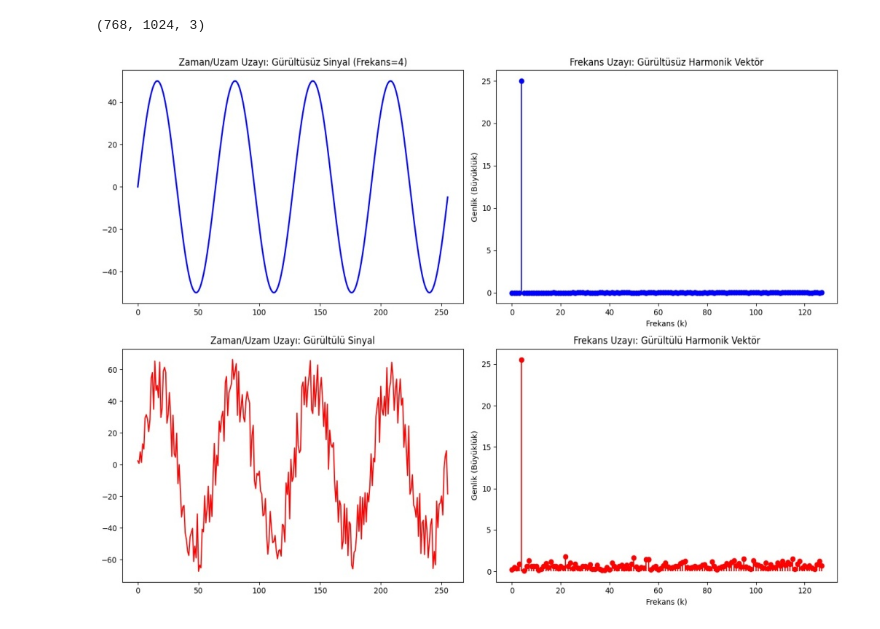
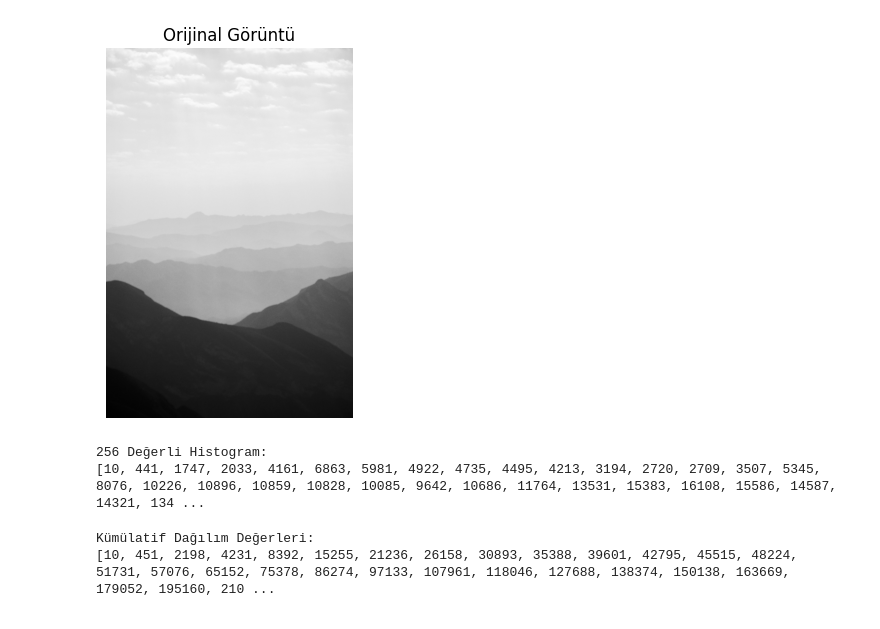
Before and after one commit to hilalkaynarcali/goruntu-isleme, a Jupyter notebook: Untitled1.ipynb, the cells around one changed output. Cells and saved outputs as stored; diff of their text form; code cells hidden in the pictures.

```diff
--- a/Untitled1.ipynb
+++ b/Untitled1.ipynb
@@ -70,8 +16,40 @@ Toplam 6 görüntü işlendi.
-# %%
-ornek = os.listdir(cikti_dizini)[0]
-sonuc = cv2.imread(os.path.join(cikti_dizini, ornek))
-print(sonuc.shape)
-cv2_imshow(sonuc)
-# %% [output]
-(768, 1024, 3)
-[figure, removed]
+# %%
+resim = cv2.imread("image5.jpeg", cv2.IMREAD_GRAYSCALE)
+
+plt.imshow(resim, cmap='gray')
+plt.title("Orijinal Görüntü")
+plt.axis('off')
+plt.show()
+# %% [output]
+[figure, added]
+# %%
+yukseklik, genislik = resim.shape
+
+histogram = [0] * 256
+
+for i in range(yukseklik):
+    for j in range(genislik):
+
+        piksel = resim[i, j]
+
+        histogram[piksel] += 1
+
+print("256 Değerli Histogram:")
+print(histogram)
+# %% [output]
+256 Değerli Histogram:
+[10, 441, 1747, 2033, 4161, 6863, 5981, 4922, 4735, 4495, 4213, 3194, 2720, 2709, 3507, 5345, 8076, 10226, 10896, 10859, 10828, 10085, 9642, 10686, 11764, 13531, 15383, 16108, 15586, 14587, 14321, 134 ...
+# %%
+cdf = [0] * 256
+
+cdf[0] = histogram[0]
+
+for i in range(1, 256):
+
+    cdf[i] = cdf[i-1] + histogram[i]
+
+print("Kümülatif Dağılım Değerleri:")
+print(cdf)
+# %% [output]
+Kümülatif Dağılım Değerleri:
+[10, 451, 2198, 4231, 8392, 15255, 21236, 26158, 30893, 35388, 39601, 42795, 45515, 48224, 51731, 57076, 65152, 75378, 86274, 97133, 107961, 118046, 127688, 138374, 150138, 163669, 179052, 195160, 210 ...
```
Also changed, not shown: parts of 11 cells of this notebook.
